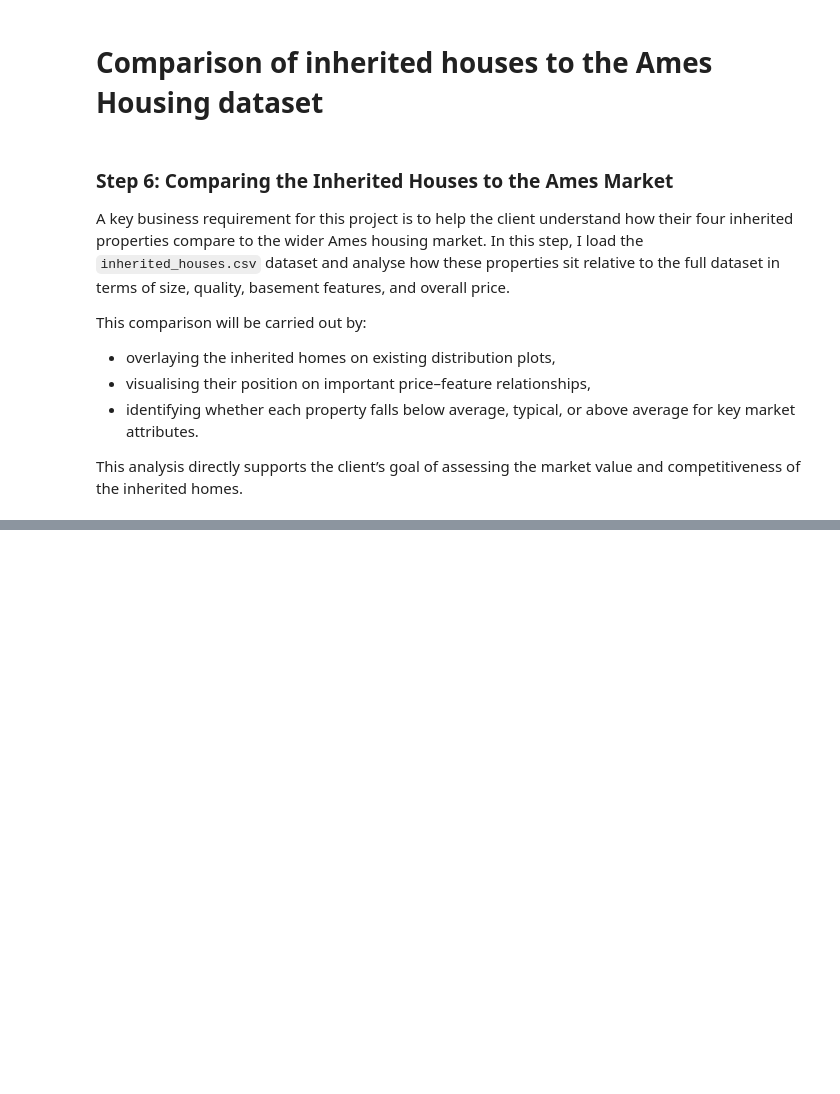
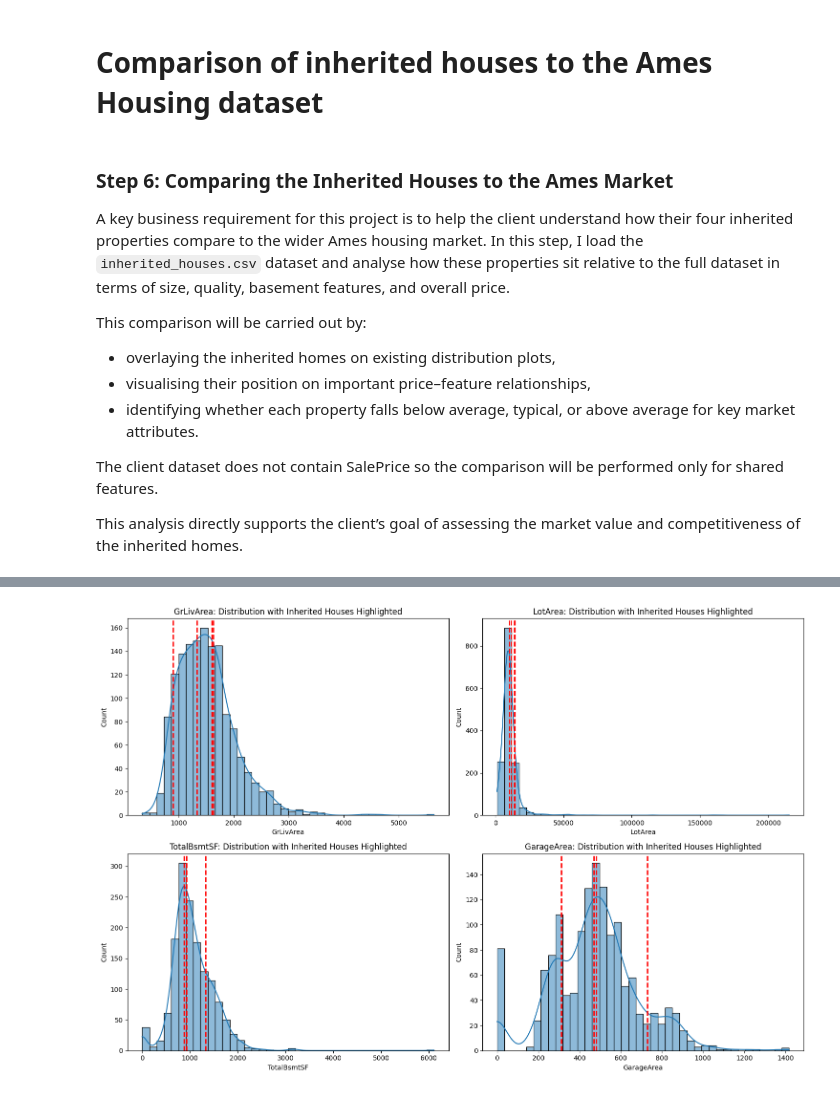
Before and after one commit to aishieee/p5-heritage-housing, a Jupyter notebook: jupyter_notebooks/03_exploratory_analysis.ipynb, the cells around one changed output, grey strips where cells are left out. Saved outputs shown, nothing was run; the diff lists cells and outputs as text; code cells hidden in the pictures; blank space fills up the shorter version.

Commit message:
Add distribution plots to compare features which exist in both datasets

```diff
--- a/jupyter_notebooks/03_exploratory_analysis.ipynb
+++ b/jupyter_notebooks/03_exploratory_analysis.ipynb
@@ -583,6 +583,8 @@ This comparison will be carried out by:
 - visualising their position on important price–feature relationships,
 - identifying whether each property falls below average, typical, or above average for key market attributes.
 
+The client dataset does not contain SalePrice so the comparison will be performed only for shared features.
+
 This analysis directly supports the client’s goal of assessing the market value and competitiveness of the inherited homes.
 # %%
 # 6.2: Load inherited houses dataset
@@ -595,3 +597,29 @@ inherited_df.head()
 | 1 | 1329 | 0 | 3 | No | 923.0 | ALQ | 406.0 | 0 | ... |
 | 2 | 928 | 701 | 3 | No | 791.0 | GLQ | 137.0 | 0 | ... |
 | 3 | 926 | 678 | 3 | No | 602.0 | GLQ | 324.0 | 0 | ... |
+# %%
+# Step 6.3:
+
+# Key numerical features that exist in both housing_df and inherited_df
+key_features = ["GrLivArea", "LotArea", "TotalBsmtSF", "GarageArea"]
+
+plt.figure(figsize=(15, 10))
+
+for i, col in enumerate(key_features, 1):
+    plt.subplot(2, 2, i)
+
+    # Distribution of the main market
+    sns.histplot(housing_df[col], kde=True, bins=40)
+
+    # Overlay inherited houses for this feature
+    for val in inherited_df[col]:
+        plt.axvline(val, color="red", linestyle="--", linewidth=2)
+
+    plt.title(f"{col}: Distribution with Inherited Houses Highlighted")
+    plt.xlabel(col)
+    plt.ylabel("Count")
+
+plt.tight_layout()
+plt.show()
+# %% [output]
+[figure, added]
```
